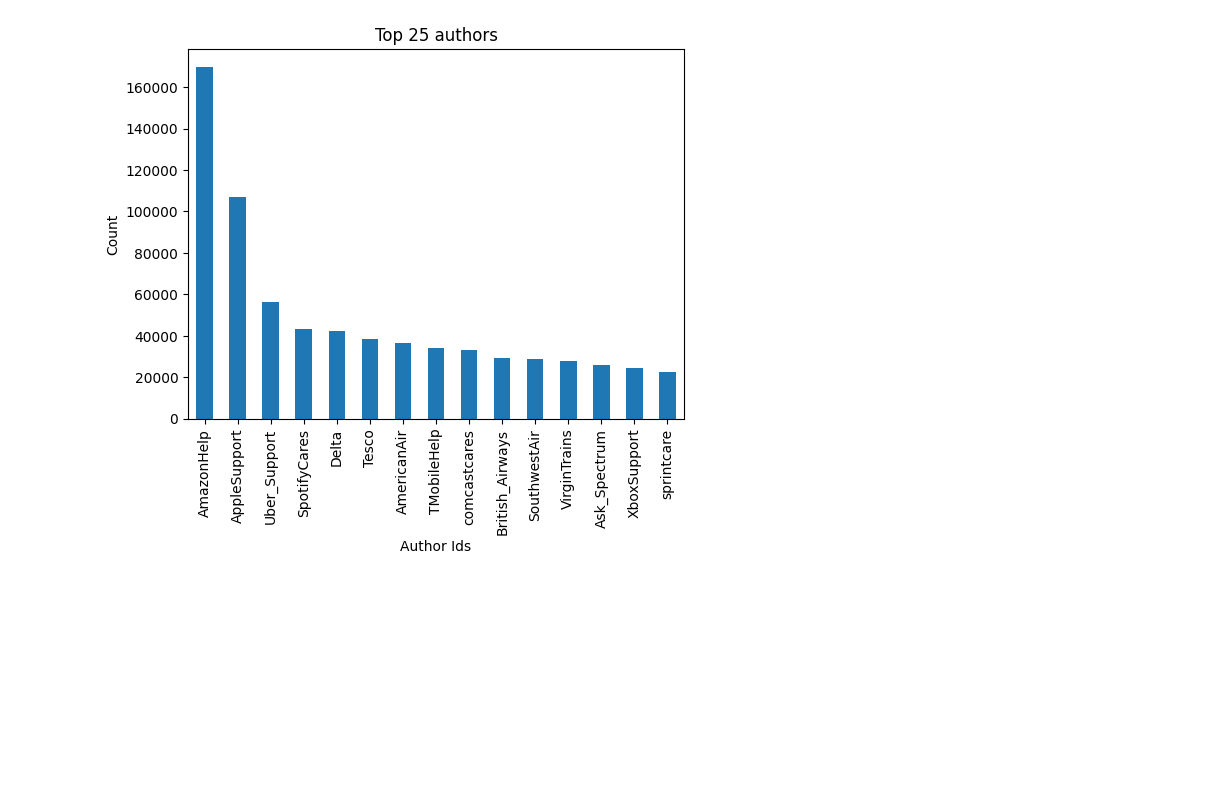
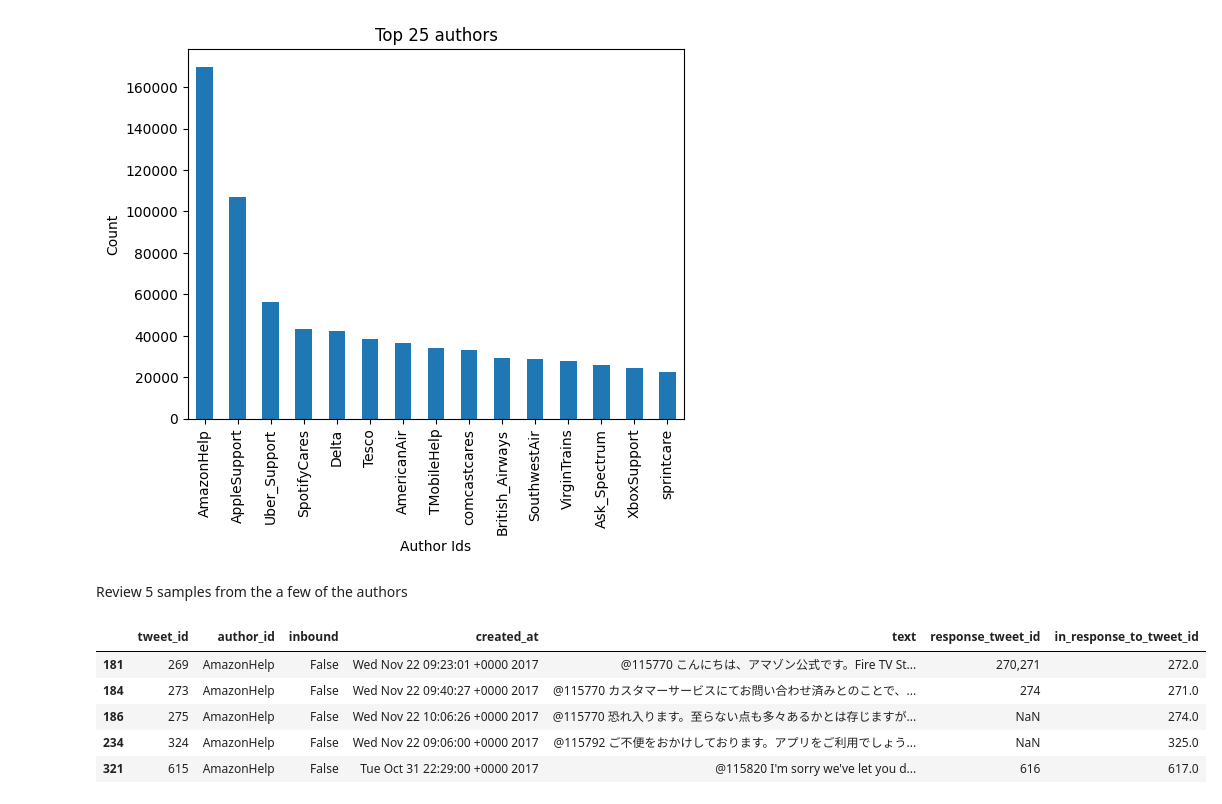
Before and after one commit to erictlong/customer-support-automation, a Jupyter notebook: data analytics/dataReview.ipynb, the cells around one changed output. Saved outputs shown, nothing was run; the diff lists cells and outputs as text; code cells hidden in the pictures; blank space fills up the shorter version.

```diff
--- a/data analytics/dataReview.ipynb
+++ b/data analytics/dataReview.ipynb
@@ -81,3 +70,14 @@ plt.title("Top 25 authors")
 plt.show()
 # %% [output]
 [figure]
+# %% [markdown]
+Review 5 samples from the a few of the authors
+# %%
+df[df['author_id'] == 'AmazonHelp'].head()
+# %% [output]
+|  | tweet_id | author_id | inbound | created_at | text | response_tweet_id | in_response_to_tweet_id |
+| 181 | 269 | AmazonHelp | False | Wed Nov 22 09:23:01 +0000 2017 | @115770 こんにちは、アマゾン公式です。Fire TV St... | 270,271 | 272.0 |
+| 184 | 273 | AmazonHelp | False | Wed Nov 22 09:40:27 +0000 2017 | @115770 カスタマーサービスにてお問い合わせ済みとのことで、... | 274 | 271.0 |
+| 186 | 275 | AmazonHelp | False | Wed Nov 22 10:06:26 +0000 2017 | @115770 恐れ入ります。至らない点も多々あるかとは存じますが... | NaN | 274.0 |
+| 234 | 324 | AmazonHelp | False | Wed Nov 22 09:06:00 +0000 2017 | @115792 ご不便をおかけしております。アプリをご利用でしょう... | NaN | 325.0 |
+| 321 | 615 | AmazonHelp | False | Tue Oct 31 22:29:00 +0000 2017 | @115820 I'm sorry we've let you d... | 616 | 617.0 |
```
Also changed, not shown: parts of 15 cells of this notebook.
